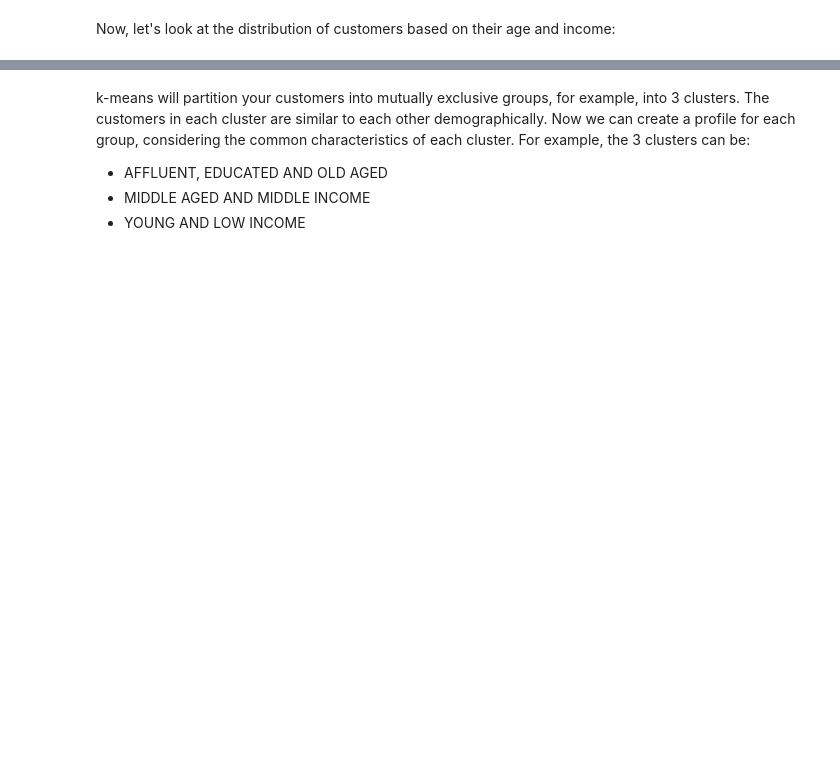
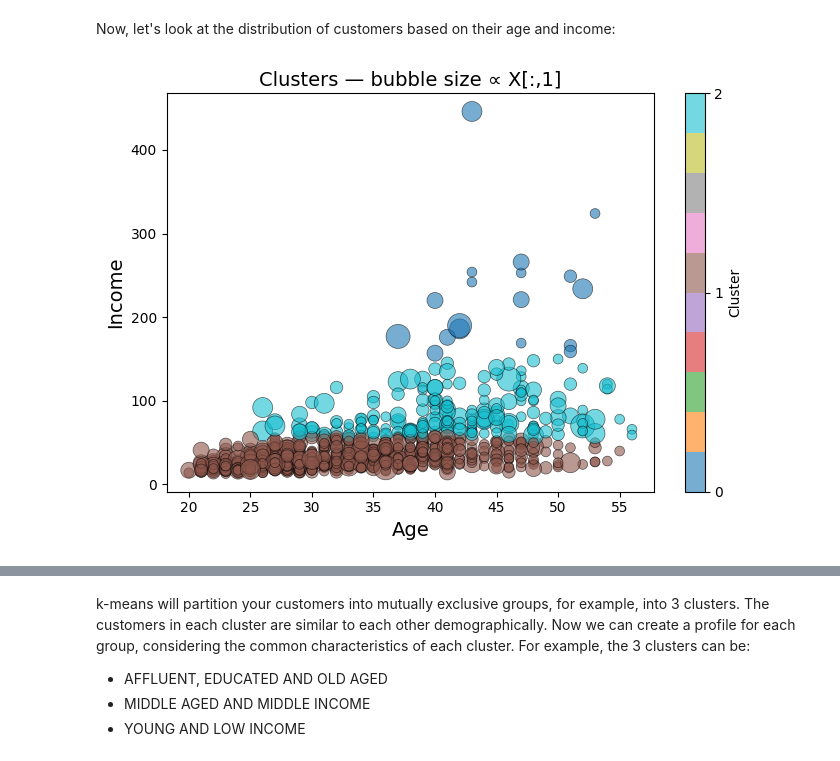
Before and after one commit to rberbenkova/lab-k-means-clustering, a Jupyter notebook: lab-k-means-clustering.ipynb, the cells around one changed output, grey strips where cells are left out. Cells and saved outputs as stored; diff of their text form; code cells hidden in the pictures; blank space fills up the shorter version.

```diff
--- a/lab-k-means-clustering.ipynb
+++ b/lab-k-means-clustering.ipynb
@@ -286,0 +608,8 @@ Clus_dataSet
+# %%
+from sklearn.preprocessing import StandardScaler
+X = df.values[:,1:] # .values converts it to a plain NumPyarray; [:,1:] slices all rows and columns from index 1 onward (drops first column ID/label)
+# result is a 2D NumPy array x - just the feature columns
+X = np.nan_to_num(X, nan=0.0, posinf=None, neginf=None) # replces non-finite values i X - prevents scaler errors caused by Nans/Infs
+Clus_dataSet = StandardScaler().fit_transform(X)
+# standardize each column-wise; subtracts the column mean; devides
+Clus_dataSet
@@ -333,0 +705,39 @@ ax.scatter(X[:, 1], X[:, 0], X[:, 3], c= labels.astype(np.float))
+# %%
+import numpy as np
+import matplotlib.pyplot as plt
+
+# Bubble sizes based on column 1
+area_raw = np.pi * (X[:, 1] ** 2)
+
+# Normalize safely (handle constant arrays to avoid divide-by-zero)
+range_ = np.ptp(area_raw)  # NumPy 2.0+: use function, not method
+if range_ == 0:
+    area_norm = np.zeros_like(area_raw, dtype=float)
+else:
+    area_norm = (area_raw - area_raw.min()) / range_
+
+sizes = 50 + 250 * area_norm  # sizes in points^2
+
+plt.figure(figsize=(7, 5))
+sc = plt.scatter(
+    X[:, 0],            # x-axis (e.g., Age)
+    X[:, 3],            # y-axis (e.g., Income)
+    s=sizes,
+    c=labels,           # cluster colors
+    cmap="tab10",
+    alpha=0.6,
+    edgecolor="k",
+    linewidth=0.5,
+)
+
+plt.xlabel("Age", fontsize=14)
+plt.ylabel("Income", fontsize=14)
+plt.title("Clusters — bubble size ∝ X[:,1]", fontsize=14)
+
+cbar = plt.colorbar(sc, ticks=np.unique(labels))
+cbar.set_label("Cluster")
+
+plt.tight_layout()
+plt.show()
+# %% [output]
+[figure, added]
```
Also changed, not shown: parts of 35 cells of this notebook.
